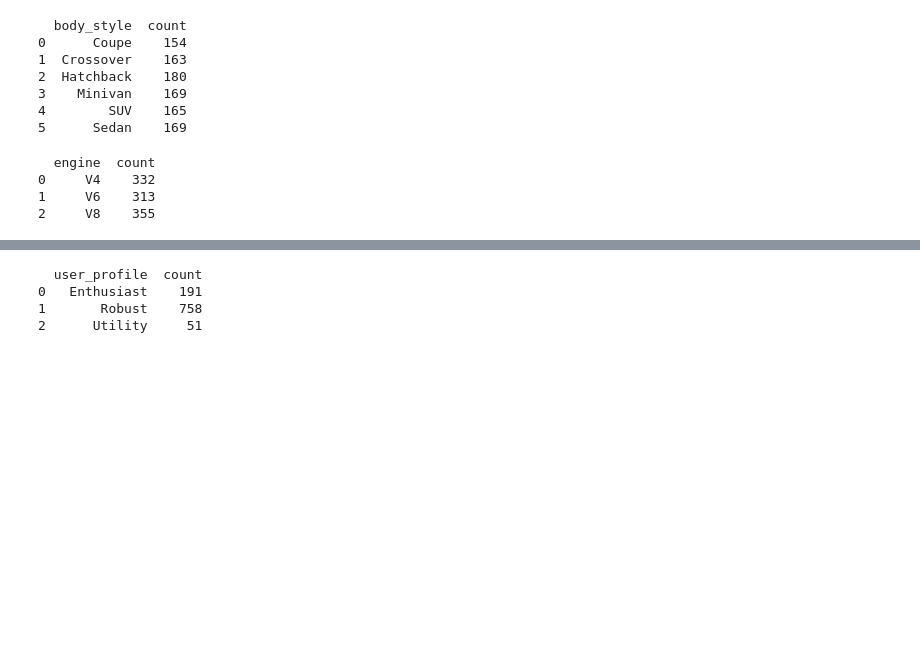
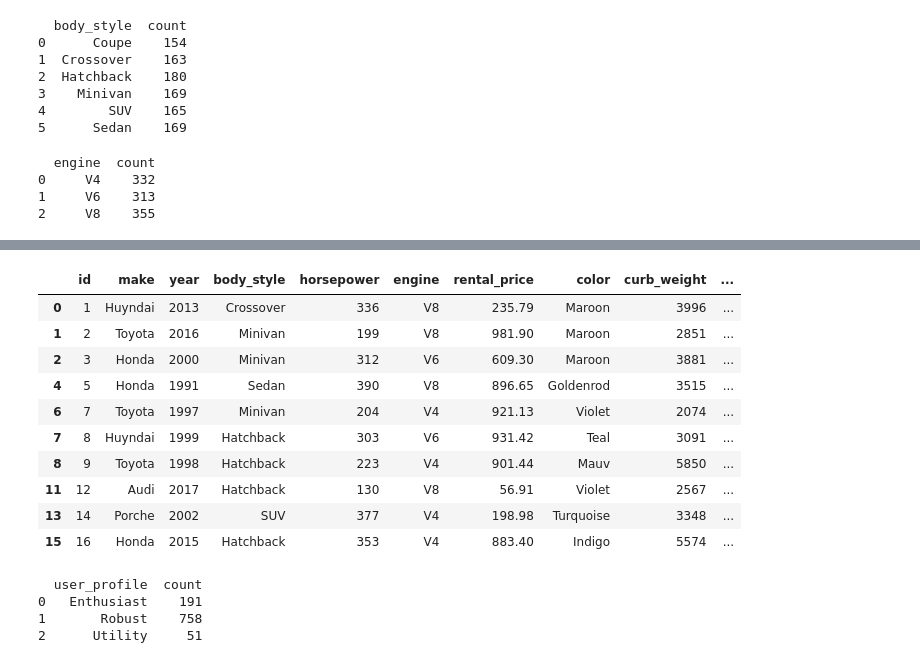
Before and after one commit to vuuduu/online_store, a Jupyter notebook: flask_backend/knn_model/knn_train.ipynb, the cells around one changed output, grey strips where cells are left out. Cells and saved outputs as stored; diff of their text form; code cells hidden in the pictures; blank space fills up the shorter version.

```diff
--- a/flask_backend/knn_model/knn_train.ipynb
+++ b/flask_backend/knn_model/knn_train.ipynb
@@ -81,3 +113,19 @@ car_df
+# %%
+# Print out all the robust
+robust = car_df[car_df['user_profile'] == 'Robust']
+robust.head(10)
+# %% [output]
+|  | id | make | year | body_style | horsepower | engine | rental_price | color | curb_weight | ... |
+| 0 | 1 | Huyndai | 2013 | Crossover | 336 | V8 | 235.79 | Maroon | 3996 | ... |
+| 1 | 2 | Toyota | 2016 | Minivan | 199 | V8 | 981.90 | Maroon | 2851 | ... |
+| 2 | 3 | Honda | 2000 | Minivan | 312 | V6 | 609.30 | Maroon | 3881 | ... |
+| 4 | 5 | Honda | 1991 | Sedan | 390 | V8 | 896.65 | Goldenrod | 3515 | ... |
+| 6 | 7 | Toyota | 1997 | Minivan | 204 | V4 | 921.13 | Violet | 2074 | ... |
+| 7 | 8 | Huyndai | 1999 | Hatchback | 303 | V6 | 931.42 | Teal | 3091 | ... |
+| 8 | 9 | Toyota | 1998 | Hatchback | 223 | V4 | 901.44 | Mauv | 5850 | ... |
+| 11 | 12 | Audi | 2017 | Hatchback | 130 | V8 | 56.91 | Violet | 2567 | ... |
+| 13 | 14 | Porche | 2002 | SUV | 377 | V4 | 198.98 | Turquoise | 3348 | ... |
+| 15 | 16 | Honda | 2015 | Hatchback | 353 | V4 | 883.40 | Indigo | 5574 | ... |
 # %%
 # Group data for user_profile
 user_profile_group = car_df.groupby('user_profile').size().reset_index(name='count')
```
Also changed, not shown: parts of 3 cells of this notebook, 10 other files.
